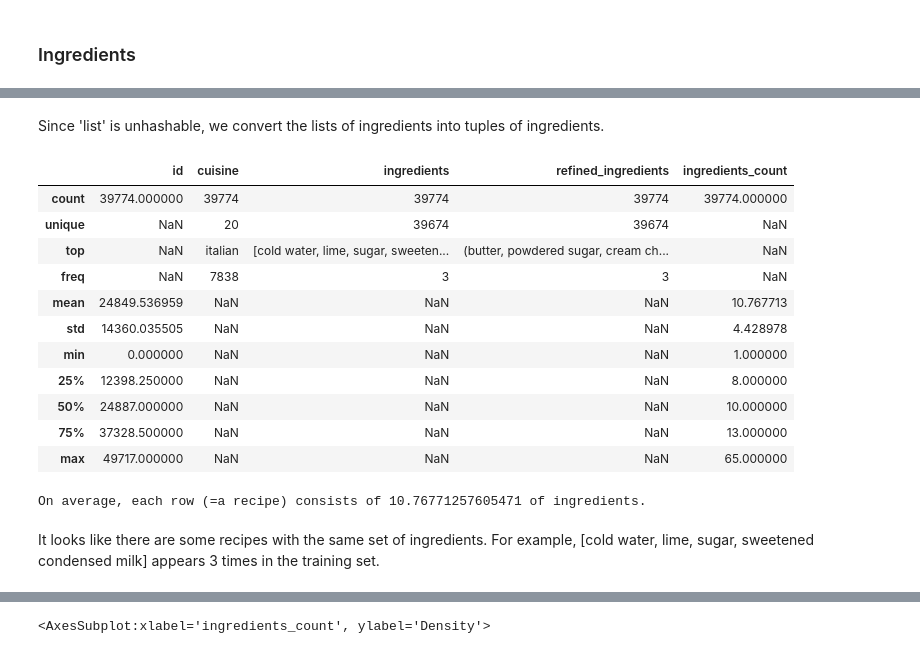
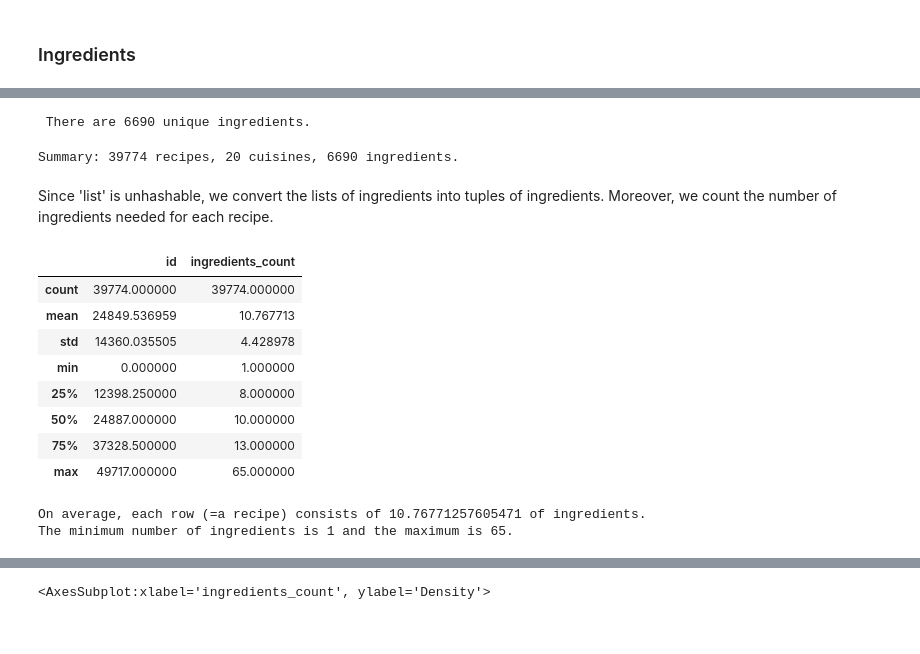
Before and after one commit to Goooo4it/Clementine-cuisine-prediction-project, a Jupyter notebook: EDA.ipynb, the cells around one changed output, grey strips where cells are left out. Cells and saved outputs as stored; diff of their text form; code cells hidden in the pictures.

```diff
--- a/EDA.ipynb
+++ b/EDA.ipynb
@@ -178,5 +157,13 @@ len(set(refined_ingredients))
+# %%
+print(" There are " + str(len(set(refined_ingredients))) + " unique ingredients.")
+# %% [output]
+ There are 6690 unique ingredients.
+# %%
+print("Summary: " +  str(len(df)) + " recipes, " + str(df['cuisine'].nunique()) + " cuisines, " + str(len(set(refined_ingredients))) + " ingredients.")
+# %% [output]
+Summary: 39774 recipes, 20 cuisines, 6690 ingredients.
 # %% [markdown]
-Since 'list' is unhashable, we convert the lists of ingredients into tuples of ingredients.
+Since 'list' is unhashable, we convert the lists of ingredients into tuples of ingredients. Moreover, we count the number of ingredients needed for each recipe.
 # %%
 new_col = []
 ingredients_count = []
@@ -190,23 +177,20 @@ for ingredients in df['ingredients']:
 df['refined_ingredients'] = pd.Series(new_col)
 df['ingredients_count'] = pd.Series(ingredients_count)
 # %%
-df.describe(include='all')
+df.describe()
 # %% [output]
-|  | id | cuisine | ingredients | refined_ingredients | ingredients_count |
-| count | 39774.000000 | 39774 | 39774 | 39774 | 39774.000000 |
-| unique | NaN | 20 | 39674 | 39674 | NaN |
-| top | NaN | italian | [cold water, lime, sugar, sweeten... | (butter, powdered sugar, cream ch... | NaN |
-| freq | NaN | 7838 | 3 | 3 | NaN |
-| mean | 24849.536959 | NaN | NaN | NaN | 10.767713 |
-| std | 14360.035505 | NaN | NaN | NaN | 4.428978 |
-| min | 0.000000 | NaN | NaN | NaN | 1.000000 |
-| 25% | 12398.250000 | NaN | NaN | NaN | 8.000000 |
-| 50% | 24887.000000 | NaN | NaN | NaN | 10.000000 |
-| 75% | 37328.500000 | NaN | NaN | NaN | 13.000000 |
-| max | 49717.000000 | NaN | NaN | NaN | 65.000000 |
+|  | id | ingredients_count |
+| count | 39774.000000 | 39774.000000 |
+| mean | 24849.536959 | 10.767713 |
+| std | 14360.035505 | 4.428978 |
+| min | 0.000000 | 1.000000 |
+| 25% | 12398.250000 | 8.000000 |
+| 50% | 24887.000000 | 10.000000 |
+| 75% | 37328.500000 | 13.000000 |
+| max | 49717.000000 | 65.000000 |
 # %%
 print("On average, each row (=a recipe) consists of " + str(df.ingredients_count.mean()) + " of ingredients.")
+print("The minimum number of ingredients is " + str(min(df.ingredients_count)) + " and the maximum is " + str(max(df.ingredients_count)) + ".")
 # %% [output]
 On average, each row (=a recipe) consists of 10.76771257605471 of ingredients.
+The minimum number of ingredients is 1 and the maximum is 65.
-# %% [markdown]
-It looks like there are some recipes with the same set of ingredients. For example, [cold water, lime, sugar, sweetened condensed milk] appears 3 times in the training set.
```
Also changed, not shown: parts of 90 cells of this notebook.
